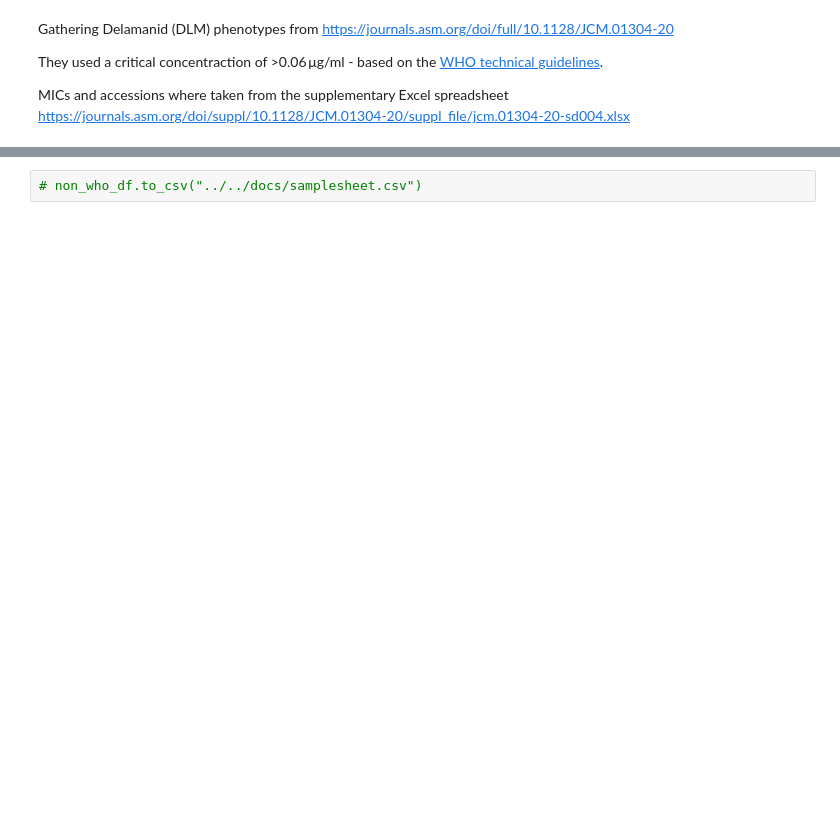
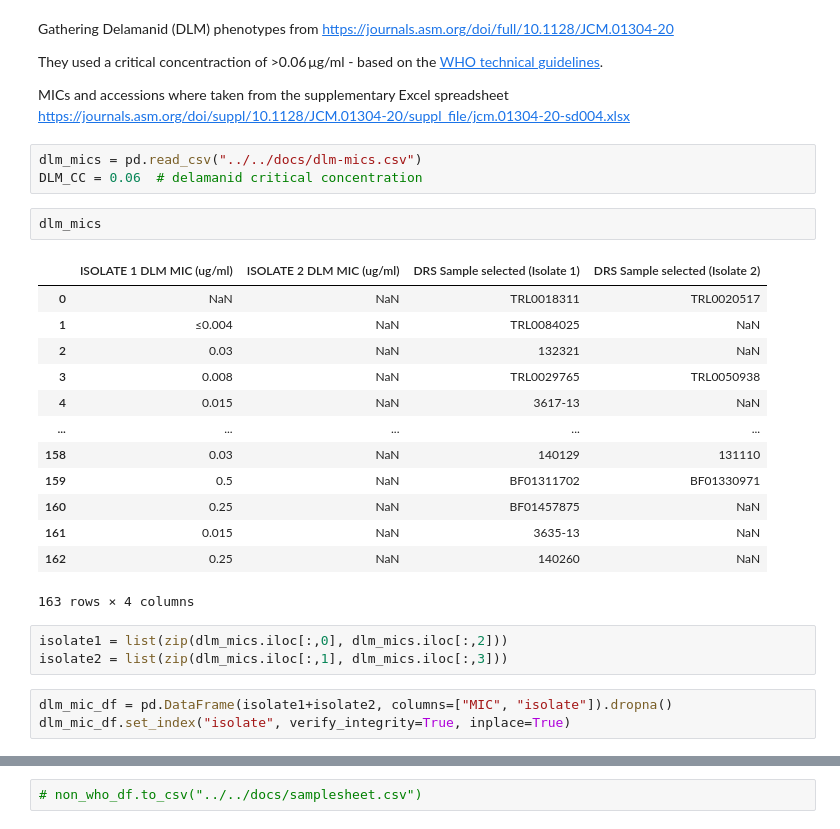
Before and after one commit to mbhall88/WHO-correspondence, a Jupyter notebook: workflow/notebooks/data-cleaning.ipynb, the cells around one changed output, grey strips where cells are left out. Drawn from its saved outputs; the diff is of its cells as text; blank space fills up the shorter version.

Commit message:
cleaning DLM data

```diff
--- a/workflow/notebooks/data-cleaning.ipynb
+++ b/workflow/notebooks/data-cleaning.ipynb
@@ -178,3 +181,28 @@ Gathering Delamanid (DLM) phenotypes from https://journals.asm.org/doi/full/10.1
 They used a critical concentraction of >0.06 μg/ml - based on the [WHO technical guidelines](https://apps.who.int/iris/bitstream/handle/10665/260470/WHO-CDS-TB-2018.5-eng.pdf).
 
 MICs and accessions where taken from the supplementary Excel spreadsheet https://journals.asm.org/doi/suppl/10.1128/JCM.01304-20/suppl_file/jcm.01304-20-sd004.xlsx
+# %%
+dlm_mics = pd.read_csv("../../docs/dlm-mics.csv")
+DLM_CC = 0.06  # delamanid critical concentration
+# %%
+dlm_mics
+# %% [output]
+|  | ISOLATE 1 DLM MIC (ug/ml) | ISOLATE 2 DLM MIC (ug/ml) | DRS Sample selected (Isolate 1) | DRS Sample selected (Isolate 2) |
+| 0 | NaN | NaN | TRL0018311 | TRL0020517 |
+| 1 | ≤0.004 | NaN | TRL0084025 | NaN |
+| 2 | 0.03 | NaN | 132321 | NaN |
+| 3 | 0.008 | NaN | TRL0029765 | TRL0050938 |
+| 4 | 0.015 | NaN | 3617-13 | NaN |
+| ... | ... | ... | ... | ... |
+| 158 | 0.03 | NaN | 140129 | 131110 |
+| 159 | 0.5 | NaN | BF01311702 | BF01330971 |
+| 160 | 0.25 | NaN | BF01457875 | NaN |
+| 161 | 0.015 | NaN | 3635-13 | NaN |
+| 162 | 0.25 | NaN | 140260 | NaN |
+163 rows × 4 columns
+# %%
+isolate1 = list(zip(dlm_mics.iloc[:,0], dlm_mics.iloc[:,2]))
+isolate2 = list(zip(dlm_mics.iloc[:,1], dlm_mics.iloc[:,3]))
+# %%
+dlm_mic_df = pd.DataFrame(isolate1+isolate2, columns=["MIC", "isolate"]).dropna()
+dlm_mic_df.set_index("isolate", verify_integrity=True, inplace=True)
```
Also changed, not shown: parts of 20 cells of this notebook.
